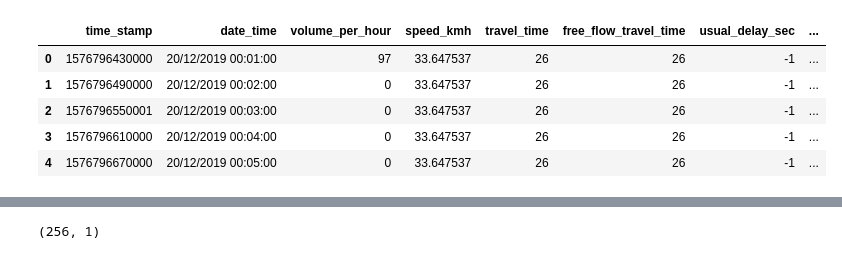
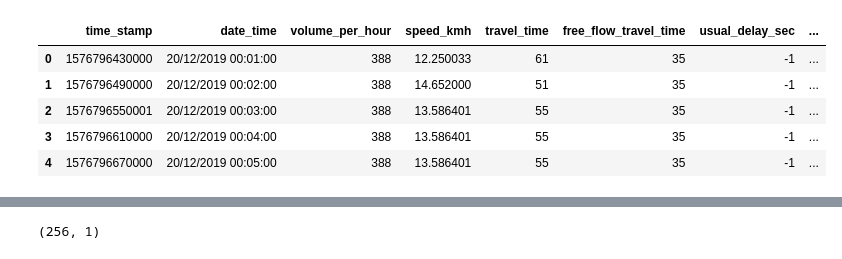
Before and after one commit to volkancicek/tensorflow-rnn, a Jupyter notebook: notebooks/demo_model.ipynb, the cells around one changed output, grey strips where cells are left out. Cells and saved outputs as stored; diff of their text form; code cells hidden in the pictures.

```diff
--- a/notebooks/demo_model.ipynb
+++ b/notebooks/demo_model.ipynb
@@ -13,14 +13,14 @@ import numpy as np
 import os
 import pandas as pd
 # %%
-csv_path = '..\data\_approach_0.csv'
+csv_path = '..\data\_approach_1.csv'
 df = pd.read_csv(csv_path)
 df.head()
 # %% [output]
 |  | time_stamp | date_time | volume_per_hour | speed_kmh | travel_time | free_flow_travel_time | usual_delay_sec | ... |
-| 0 | 1576796430000 | 20/12/2019 00:01:00 | 97 | 33.647537 | 26 | 26 | -1 | ... |
-| 1 | 1576796490000 | 20/12/2019 00:02:00 | 0 | 33.647537 | 26 | 26 | -1 | ... |
-| 2 | 1576796550001 | 20/12/2019 00:03:00 | 0 | 33.647537 | 26 | 26 | -1 | ... |
-| 3 | 1576796610000 | 20/12/2019 00:04:00 | 0 | 33.647537 | 26 | 26 | -1 | ... |
-| 4 | 1576796670000 | 20/12/2019 00:05:00 | 0 | 33.647537 | 26 | 26 | -1 | ... |
+| 0 | 1576796430000 | 20/12/2019 00:01:00 | 388 | 12.250033 | 61 | 35 | -1 | ... |
+| 1 | 1576796490000 | 20/12/2019 00:02:00 | 388 | 14.652000 | 51 | 35 | -1 | ... |
+| 2 | 1576796550001 | 20/12/2019 00:03:00 | 388 | 13.586401 | 55 | 35 | -1 | ... |
+| 3 | 1576796610000 | 20/12/2019 00:04:00 | 388 | 13.586401 | 55 | 35 | -1 | ... |
+| 4 | 1576796670000 | 20/12/2019 00:05:00 | 388 | 13.586401 | 55 | 35 | -1 | ... |
 # %%
```
Also changed, not shown: parts of 19 cells of this notebook.
